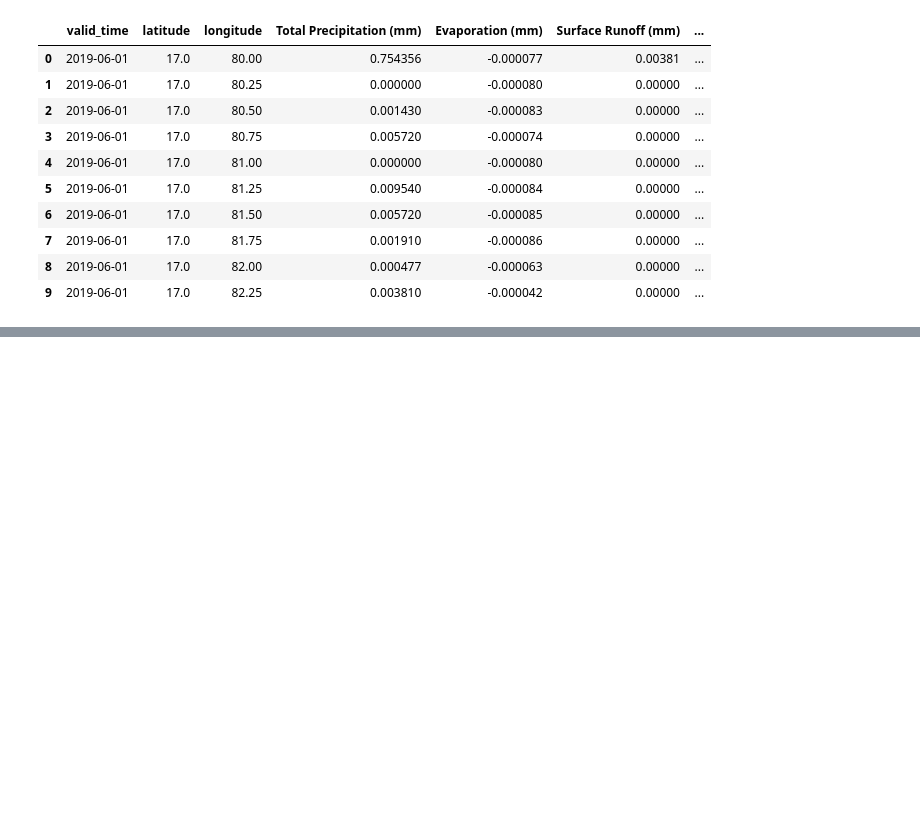
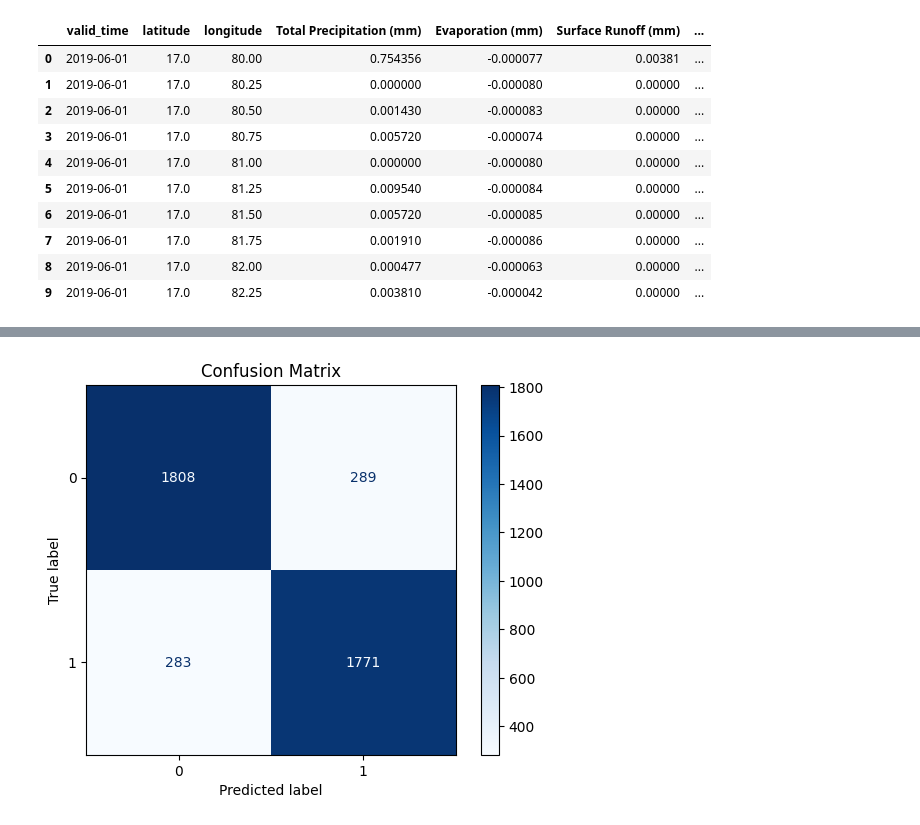
Before and after one commit to Shelly10-10/flood_prediction, a Jupyter notebook: disaster.ipynb, the cells around one changed output, grey strips where cells are left out. Cells and saved outputs as stored; diff of their text form; code cells hidden in the pictures; blank space fills up the shorter version.

```diff
--- a/disaster.ipynb
+++ b/disaster.ipynb
@@ -190,0 +217,13 @@ files.download('labelled_dataset_flood1.csv')
+# %%
+import numpy as np
+
+window_size = 7  # 7 days to predict flood on day 8
+X, y = [], []
+
+for i in range(len(df) - window_size):
+    seq = df.iloc[i:i+window_size]
+    X.append(seq[features].values)
+    y.append(df.iloc[i+window_size]['Flood_Occurred'])
+
+X = np.array(X)
+y = np.array(y)
@@ -190,0 +439,75 @@ files.download('labelled_dataset_flood1.csv')
+# %%
+import numpy as np
+import matplotlib.pyplot as plt
+from sklearn.metrics import classification_report, confusion_matrix, ConfusionMatrixDisplay
+from sklearn.preprocessing import StandardScaler
+from imblearn.over_sampling import SMOTE
+import tensorflow as tf
+from tensorflow.keras.models import Model
+from tensorflow.keras.layers import Input, LSTM, Dense, Attention, Concatenate, Flatten
+
+# ---------------------------------------------
+# Step 1: Standardize Each Feature (Keep Shape)
+# ---------------------------------------------
+X_scaled = np.empty_like(X)
+for i in range(X.shape[2]):
+    scaler = StandardScaler()
+    X_scaled[:, :, i] = scaler.fit_transform(X[:, :, i])
+
+# ---------------------------------------------
+# Step 2: Flatten for SMOTE
+# ---------------------------------------------
+X_flat = X_scaled.reshape((X_scaled.shape[0], -1))  # (13434, 98)
+
+# ---------------------------------------------
+# Step 3: Apply SMOTE
+# ---------------------------------------------
+smote = SMOTE(random_state=42)
+X_res, y_res = smote.fit_resample(X_flat, y)
+
+# ---------------------------------------------
+# Step 4: Reshape back for LSTM (3D)
+# ---------------------------------------------
+X_res_lstm = X_res.reshape((-1, 7, 14))
+
+# ---------------------------------------------
+# Step 5: Train/Test Split
+# ---------------------------------------------
+from sklearn.model_selection import train_test_split
+X_train, X_test, y_train, y_test = train_test_split(X_res_lstm, y_res, test_size=0.2, random_state=42)
+
+# ---------------------------------------------
+# Step 6: Attention LSTM Model
+# ---------------------------------------------
+inputs = Input(shape=(7, 14))
+lstm_out = LSTM(64, return_sequences=True)(inputs)
+context = Attention()([lstm_out, lstm_out])  # Attention layer
+concat = Concatenate()([context, lstm_out])
+flat = Flatten()(concat)
+output = Dense(1, activation='sigmoid')(flat)
+
+model = Model(inputs, output)
+model.compile(optimizer='adam', loss='binary_crossentropy',
+              metrics=['accuracy', tf.keras.metrics.Precision(), tf.keras.metrics.Recall()])
+
+# ---------------------------------------------
+# Step 7: Train
+# ---------------------------------------------
+history = model.fit(X_train, y_train, epochs=15, batch_size=64, validation_split=0.2)
+
+# ---------------------------------------------
+# Step 8: Predict and Evaluate
+# ---------------------------------------------
+y_pred_probs = model.predict(X_test)
+y_pred = (y_pred_probs > 0.5).astype(int)
+
+# Classification report
+print(classification_report(y_test, y_pred))
+
+# Confusion matrix
+cm = confusion_matrix(y_test, y_pred)
+disp = ConfusionMatrixDisplay(confusion_matrix=cm)
+disp.plot(cmap='Blues')
+plt.title("Confusion Matrix")
+plt.show()
+# %% [output]
@@ -190,0 +531 @@ files.download('labelled_dataset_flood1.csv')
+[figure, added]
```
Also changed, not shown: parts of 26 cells of this notebook.
